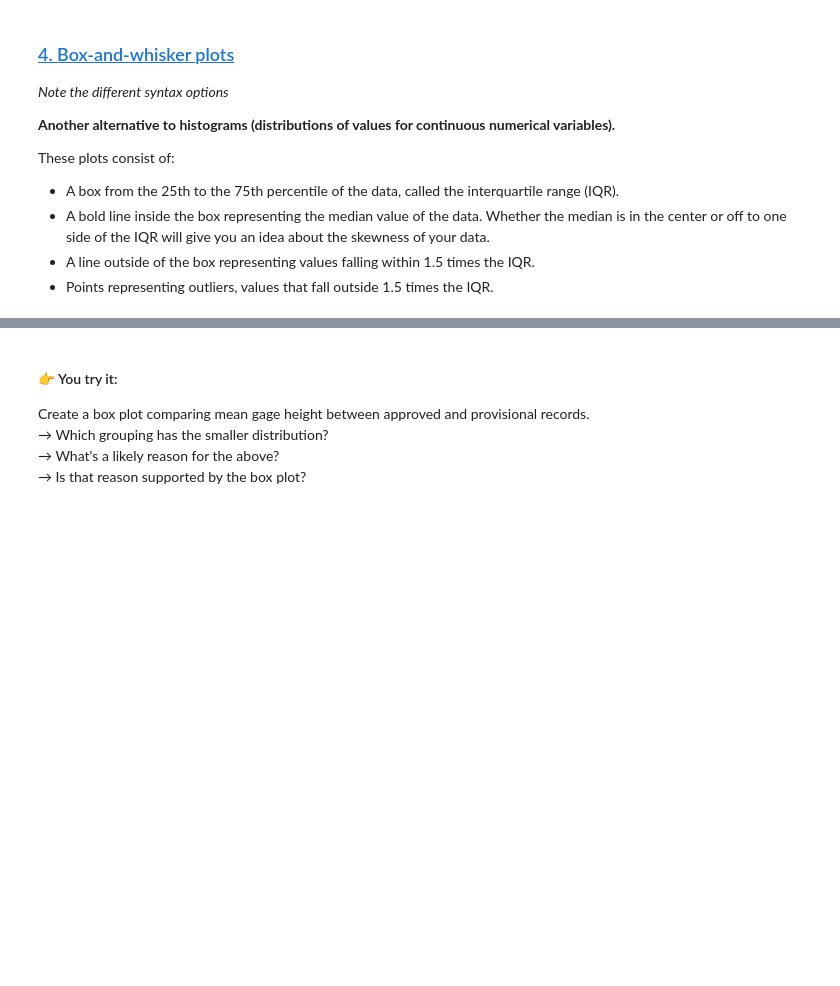
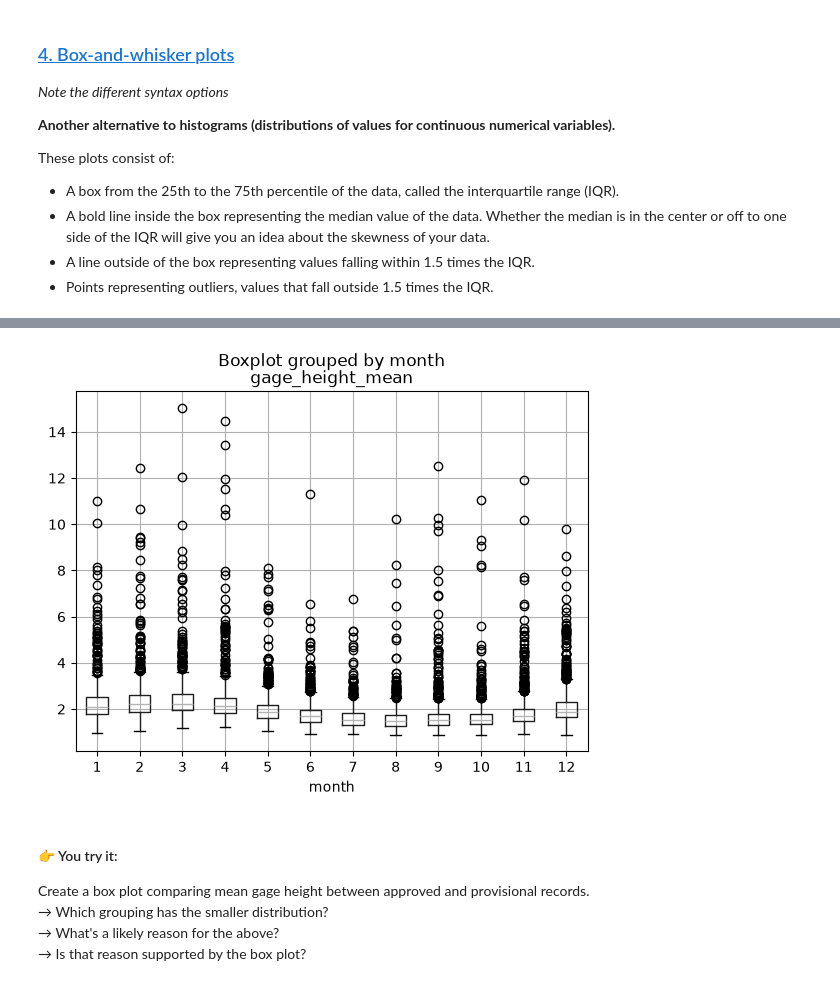
Before and after one commit to sarahj-hall/ENV700, a Jupyter notebook: Lessons/M3-2-data-exploration-visual-exploration.ipynb, the cells around one changed output, grey strips where cells are left out. Saved outputs shown, nothing was run; the diff lists cells and outputs as text; code cells hidden in the pictures; blank space fills up the shorter version.

```diff
--- a/Lessons/M3-2-data-exploration-visual-exploration.ipynb
+++ b/Lessons/M3-2-data-exploration-visual-exploration.ipynb
@@ -211,8 +244,10 @@ USGS_flow_data[['gage_height_min','gage_height_mean','gage_height_max']].plot(ki
 # %%
 # Various syntax of box plots to show distributions across a grouping variable
-USGS_flow_data[['gage_height_mean','month']].plot(kind='box',by='month',logy=True);
+#USGS_flow_data[['gage_height_mean','month']].plot(kind='box',by='month',logy=True);
 #USGS_flow_data[['gage_height_mean','month']].boxplot(by='month');
-#USGS_flow_data.boxplot(column=['gage_height_mean'],by='month');
+USGS_flow_data.boxplot(column=['gage_height_mean'],by='month');
+# %% [output]
+[figure, added]
 # %% [markdown]
 #### 👉 You try it:
 Create a box plot comparing mean gage height between approved and provisional records.
```
Also changed, not shown: parts of 11 cells of this notebook, 1 other file.
